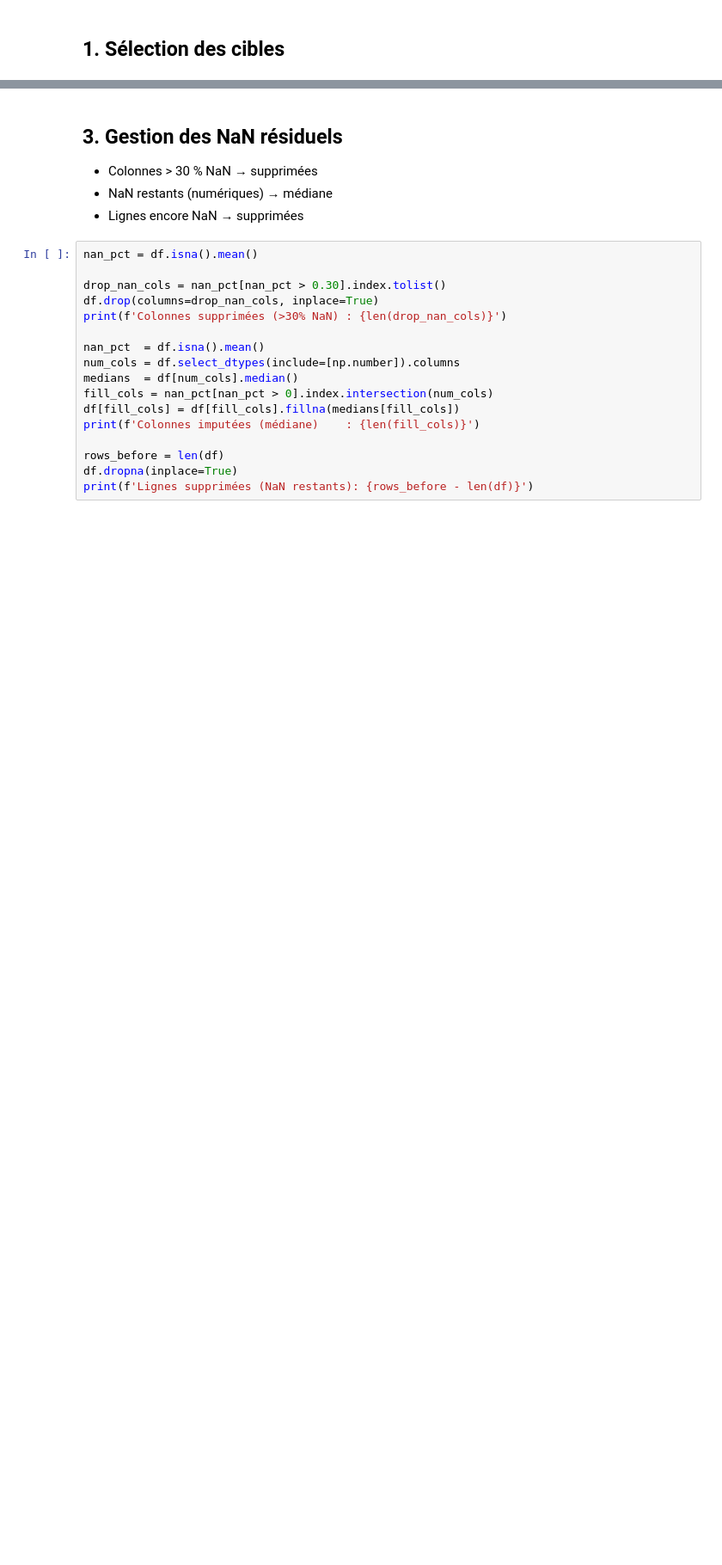
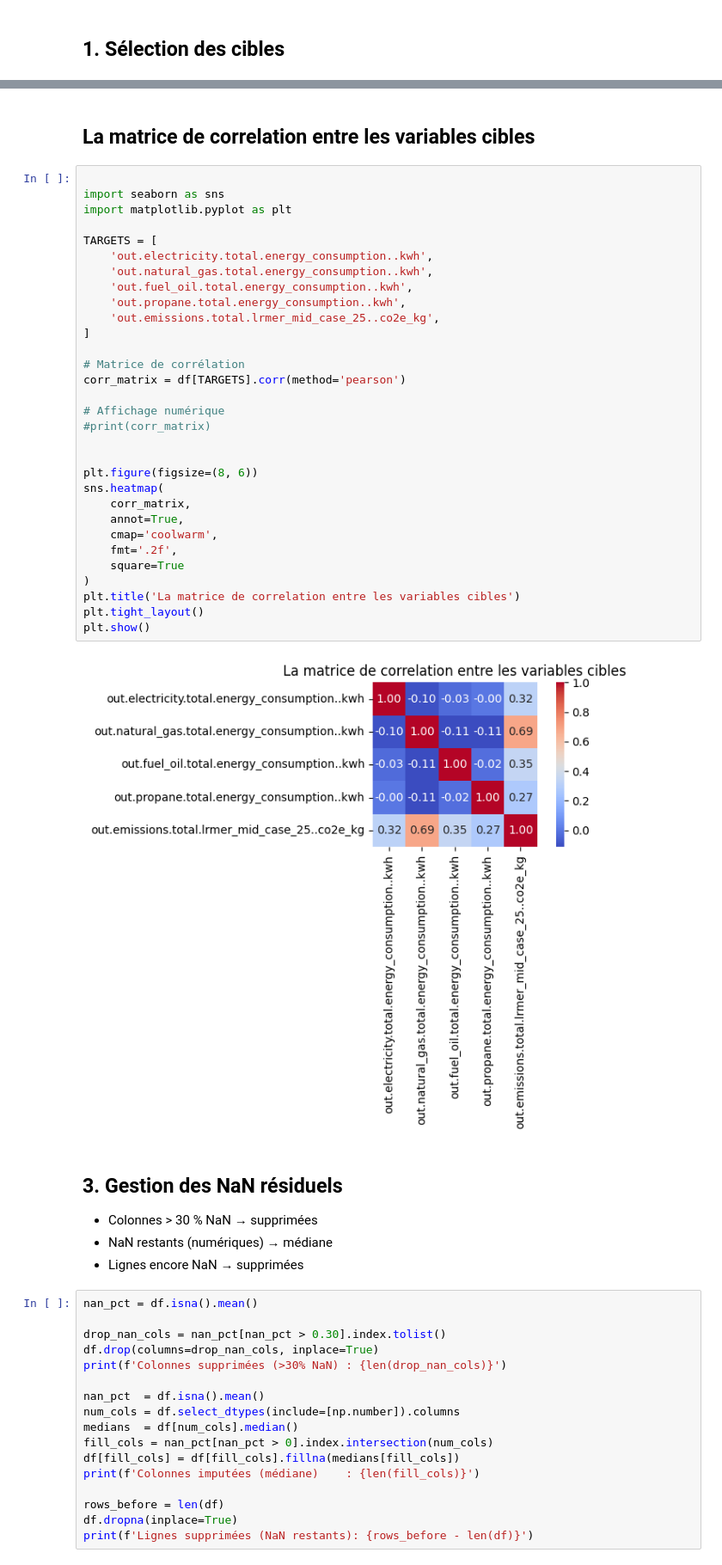
Before and after one commit to BOUBAKERAMDY/FlexiMax, a Jupyter notebook: notebooks/04_features/preparation_finale.ipynb, the cells around one changed output, grey strips where cells are left out. Shown at 86% size. Drawn from its saved outputs; the diff is of its cells as text; blank space fills up the shorter version.

Commit message:
La matrice de correlation entre les variables cibles

```diff
--- a/notebooks/04_features/preparation_finale.ipynb
+++ b/notebooks/04_features/preparation_finale.ipynb
@@ -37,3 +41,38 @@ print(f'Cibles conservées : {len(TARGETS)}')
+# %% [markdown]
+## La matrice de correlation entre les variables cibles
+# %%
+
+import seaborn as sns
+import matplotlib.pyplot as plt
+
+TARGETS = [
+    'out.electricity.total.energy_consumption..kwh',
+    'out.natural_gas.total.energy_consumption..kwh',
+    'out.fuel_oil.total.energy_consumption..kwh',
+    'out.propane.total.energy_consumption..kwh',
+    'out.emissions.total.lrmer_mid_case_25..co2e_kg',
+]
+
+# Matrice de corrélation
+corr_matrix = df[TARGETS].corr(method='pearson')
+
+# Affichage numérique
+#print(corr_matrix)
+
+
+plt.figure(figsize=(8, 6))
+sns.heatmap(
+    corr_matrix,
+    annot=True,
+    cmap='coolwarm',
+    fmt='.2f',
+    square=True
+)
+plt.title('La matrice de correlation entre les variables cibles')
+plt.tight_layout()
+plt.show()
+# %% [output]
+[figure, added]
 # %% [markdown]
 ## 3. Gestion des NaN résiduels
 - Colonnes > 30 % NaN → supprimées
```
Also changed, not shown: parts of 5 cells of this notebook, 1 other file.
